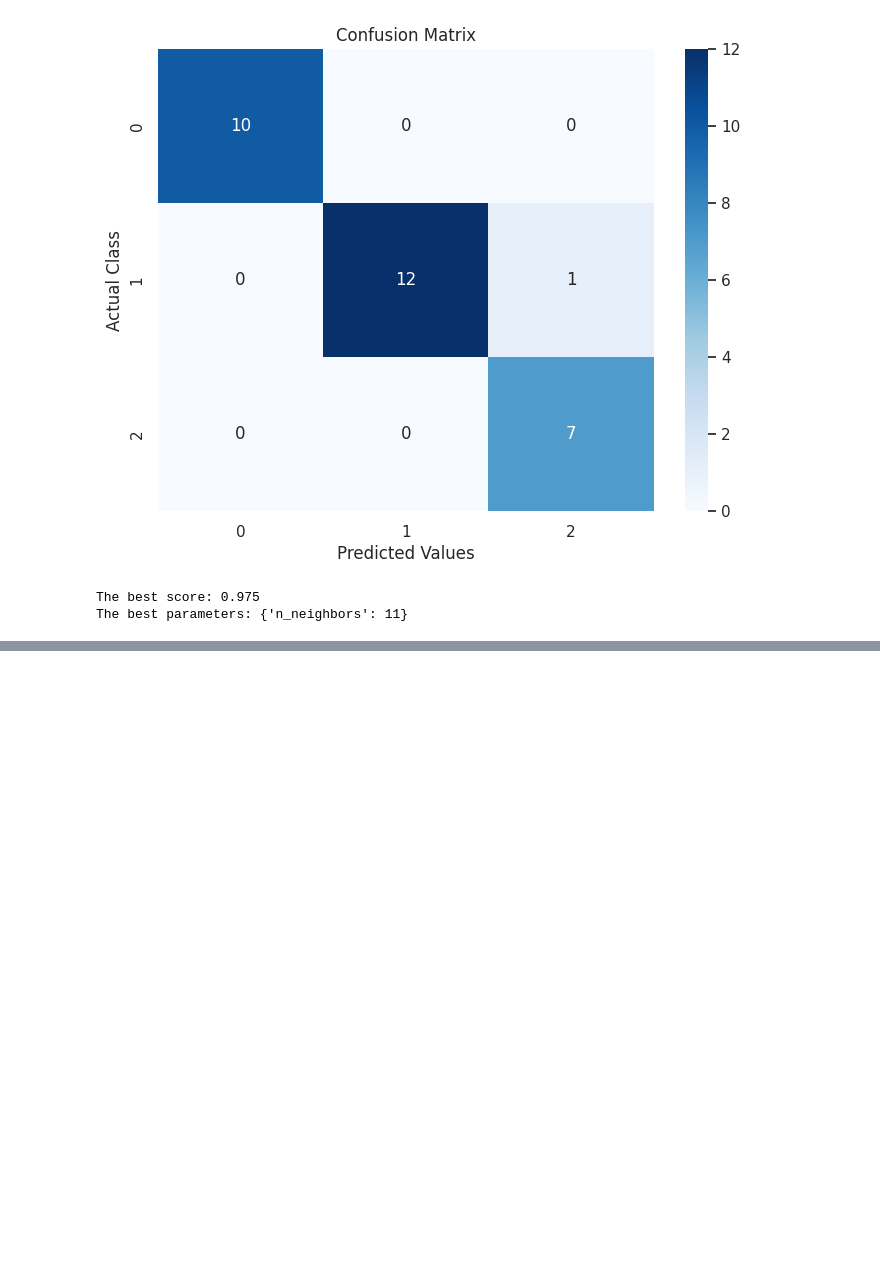
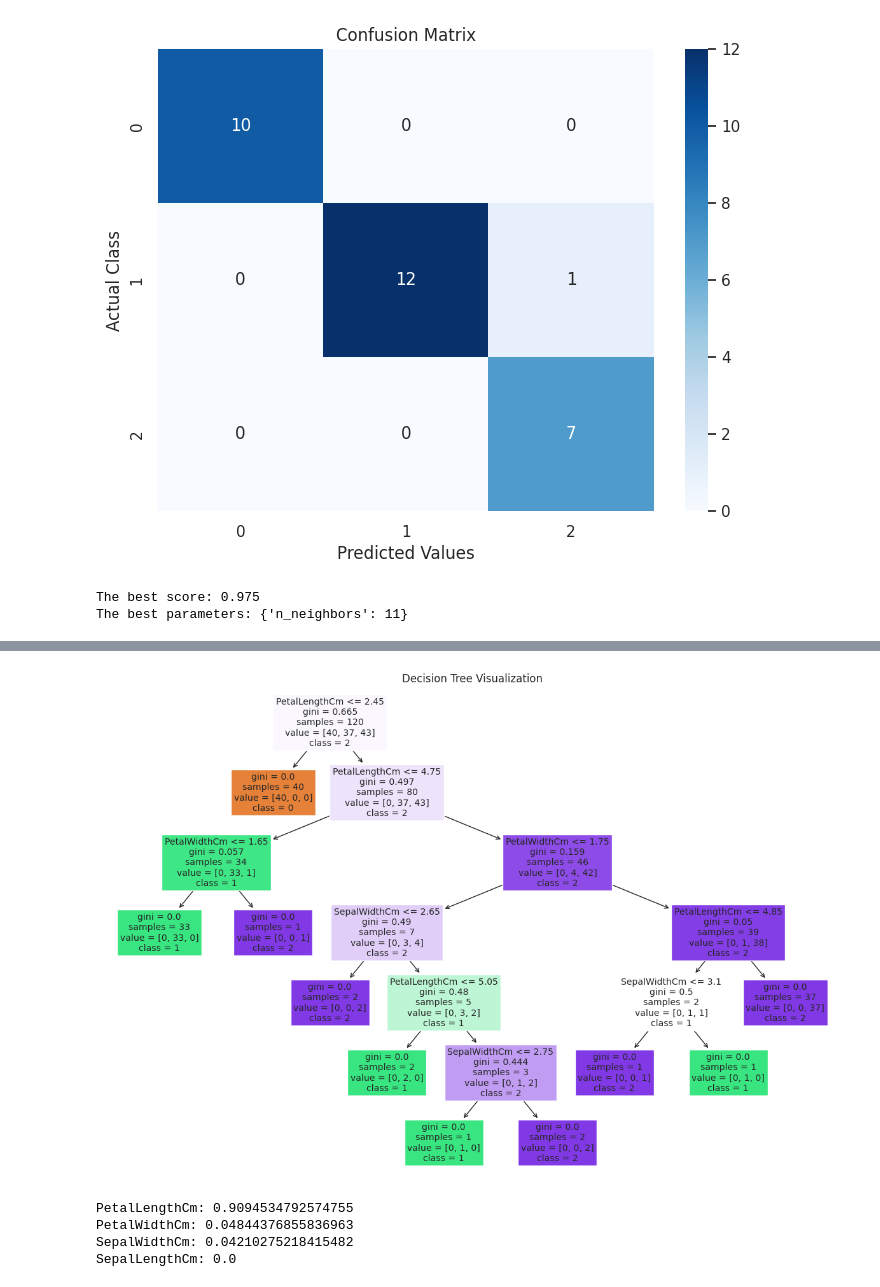
Before and after one commit to Raghav-56/For_PClub, a Jupyter notebook: Iris_Species.ipynb, the cells around one changed output, grey strips where cells are left out. Cells and saved outputs as stored; diff of their text form; code cells hidden in the pictures; blank space fills up the shorter version.

```diff
--- a/Iris_Species.ipynb
+++ b/Iris_Species.ipynb
@@ -121,10 +167,11 @@ iris_df.head()
 # %%
 from sklearn.model_selection import train_test_split, GridSearchCV, cross_val_score, cross_val_predict
 from sklearn.preprocessing import LabelEncoder
+# %%
+# X = iris_d.drop(["Id","Species"], axis=1)
+X = iris_d[["SepalLengthCm", "SepalWidthCm", "PetalLengthCm", "PetalWidthCm"]]
+y = iris_d["Species"]
 # %%
-X = iris_d.drop(["Id","Species"], axis=1)
-y = iris_d["Species"]
-
 le = LabelEncoder()
 y = le.fit_transform(y)
 
@@ -276,4 +325,4 @@ accuracy_score(y_test, y_pred)
 # %%
 from sklearn.tree import DecisionTreeClassifier, plot_tree
 # %%
-tfm(DecisionTreeClassifier(criterion="gini", max_depth=30, random_state=42) , X_train, y_train)
+tree_clf = DecisionTreeClassifier(criterion="gini", max_depth=30, random_state=42)
@@ -291,0 +345,23 @@ weighted avg       0.97      0.97      0.97        30
+# %%
+plt.figure(figsize=(15, 10))
+plot_tree(tree_clf, filled=True,
+          feature_names=X.columns,
+          class_names=[str(c) for c in tree_clf.classes_])
+
+plt.title("Decision Tree Visualization")
+plt.show()
+
+feature_importances = tree_clf.feature_importances_
+
+feature_names = X.columns
+
+feature_importance_sorted = sorted(zip(feature_importances, feature_names), reverse=True)
+
+for importance, feature_name in feature_importance_sorted:
+    print(f"{feature_name}: {importance}")
+# %% [output]
+[figure, added]
+PetalLengthCm: 0.9094534792574755
+PetalWidthCm: 0.04844376855836963
+SepalWidthCm: 0.04210275218415482
+SepalLengthCm: 0.0
```
Also changed, not shown: parts of 22 cells of this notebook.
